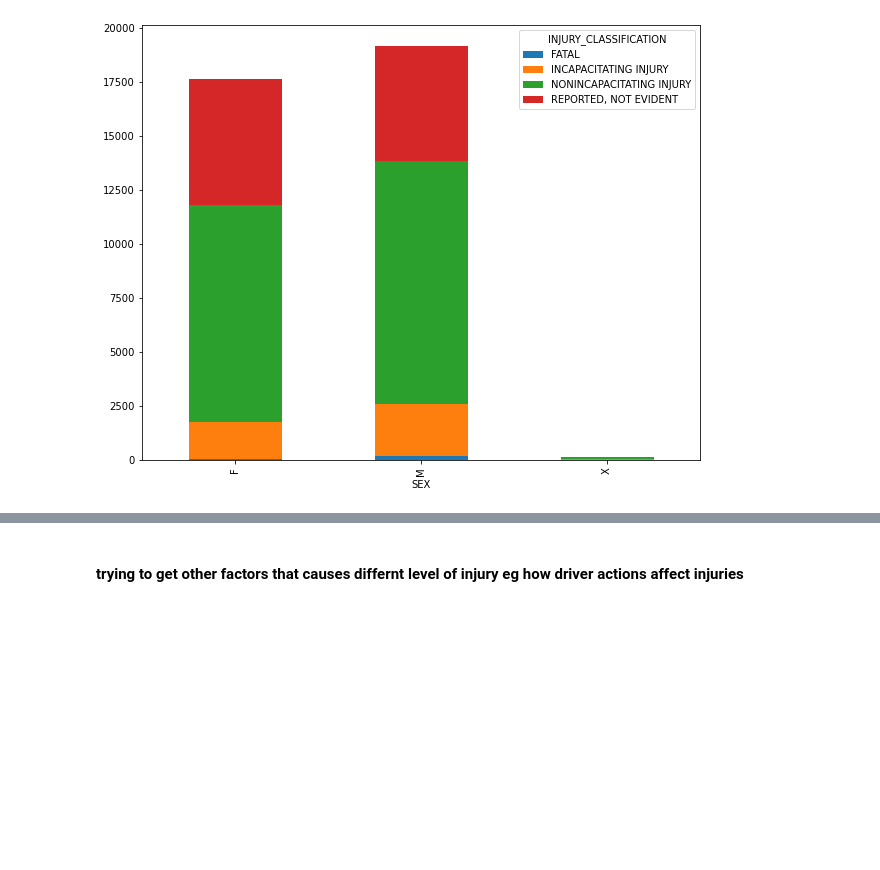
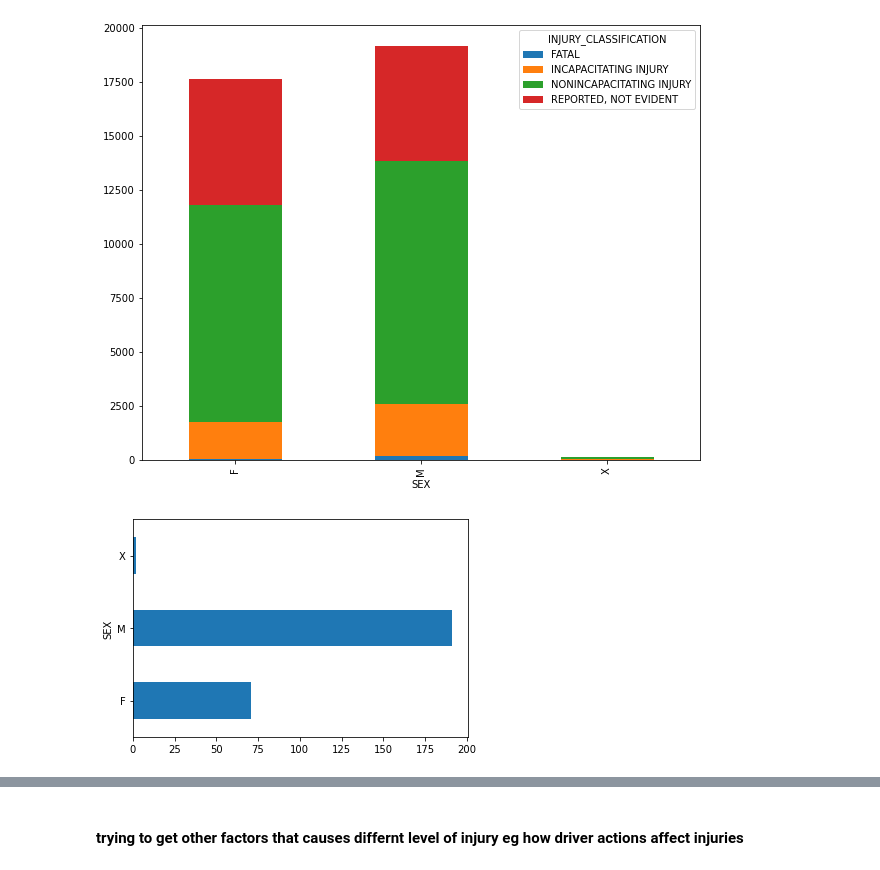
Before and after one commit to Judie-jodie/judy-sonnie, a Jupyter notebook: predictive phase 3 project.ipynb, the cells around one changed output, grey strips where cells are left out. Drawn from its saved outputs; the diff is of its cells as text; code cells hidden in the pictures; blank space fills up the shorter version.

```diff
--- a/predictive phase 3 project.ipynb
+++ b/predictive phase 3 project.ipynb
@@ -734,3 +734,7 @@ df = pd.crosstab(people_new.SEX, people_new.INJURY_CLASSIFICATION).drop('NO INDI
 df.plot.bar(stacked=True, figsize=(10, 8));
 # %% [output]
 [figure]
+# %%
+pd.crosstab(people_new.SEX, people_new.INJURY_CLASSIFICATION)['FATAL'].plot.barh();
+# %% [output]
+[figure, added]
```
Also changed, not shown: parts of 71 cells of this notebook.
